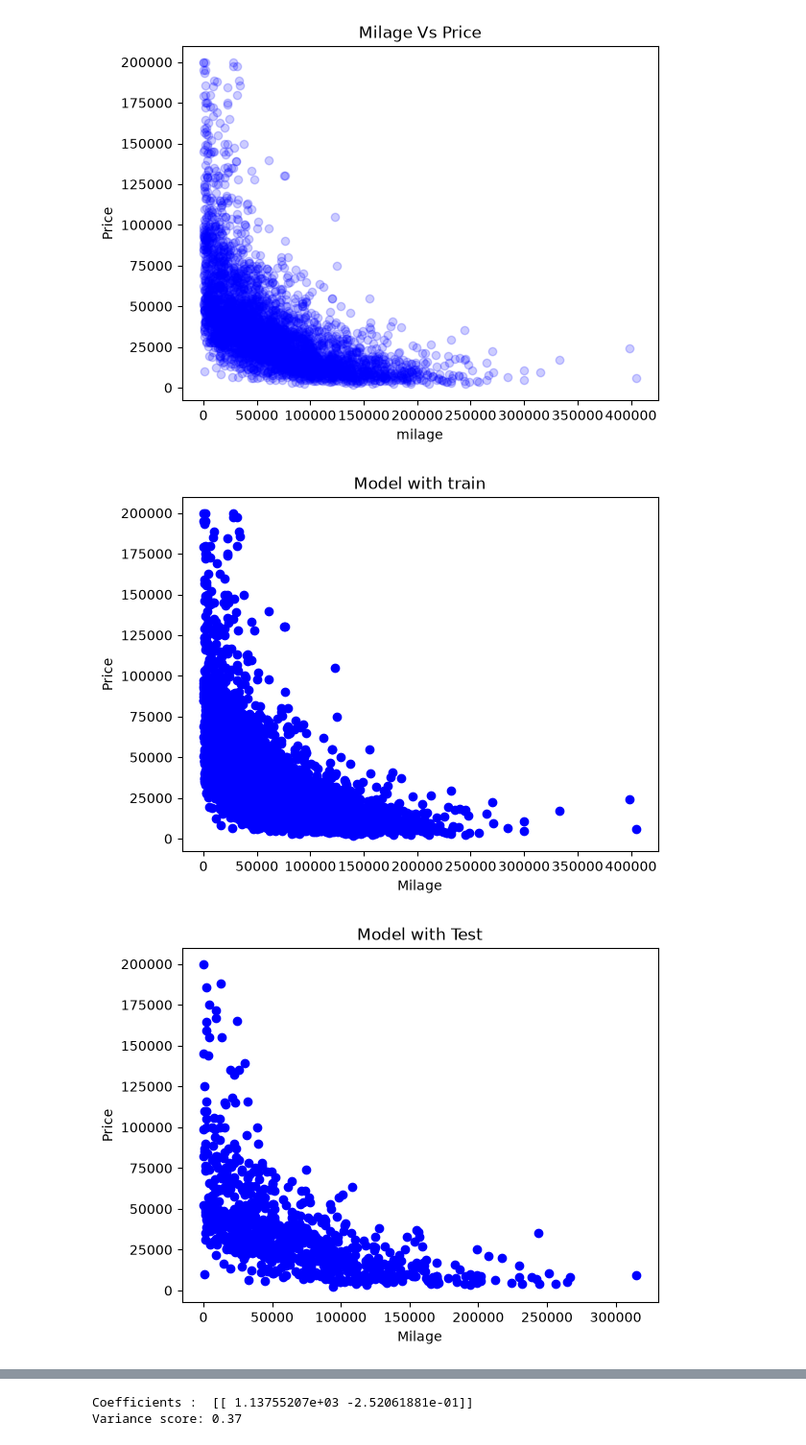
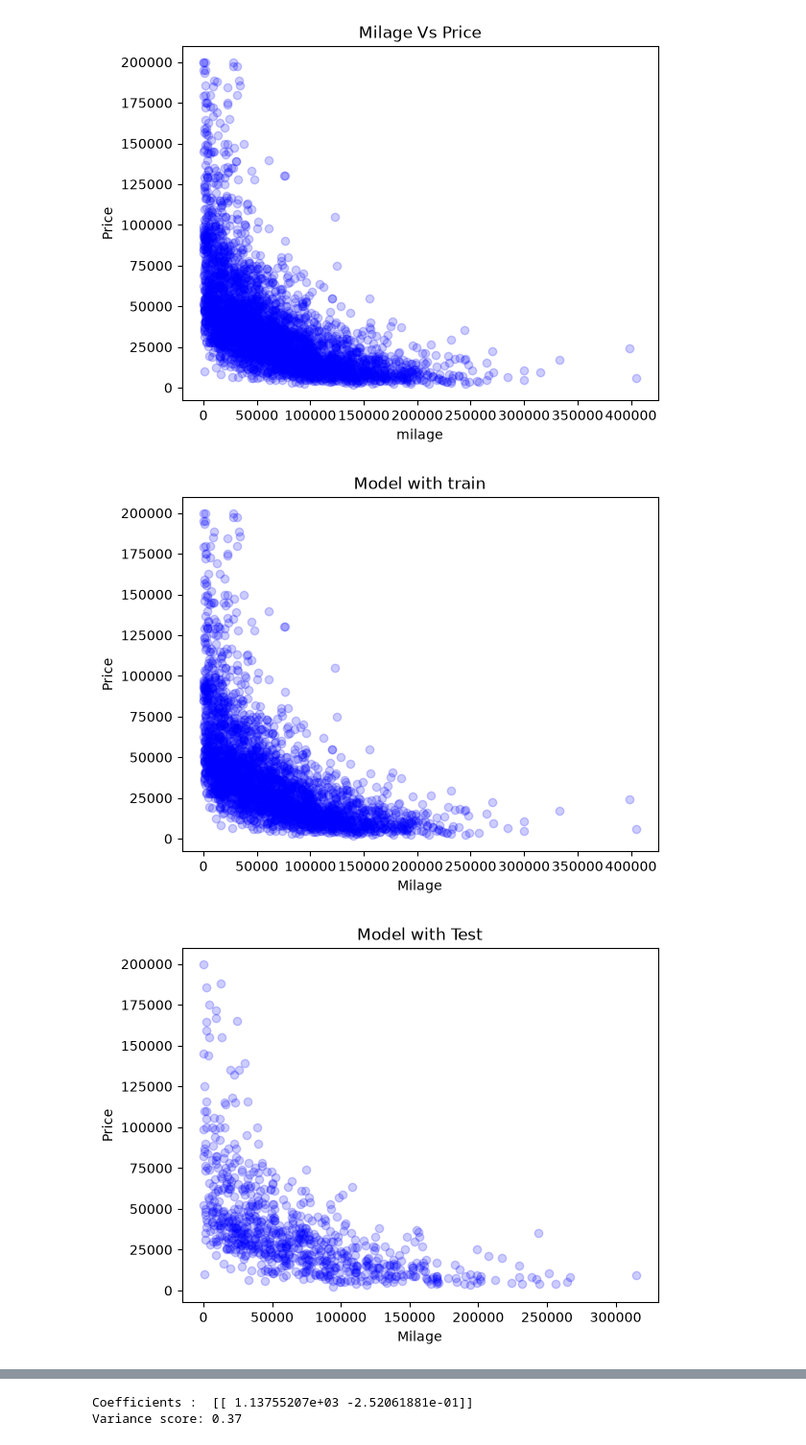
Before and after one commit to Mobin-Madadi/car-price-prediction-ml, a Jupyter notebook: notebooks/car_price_prediction.ipynb, the cells around one changed output, grey strips where cells are left out. Shown at 96% size. Cells and saved outputs as stored; diff of their text form; code cells hidden in the pictures.

```diff
--- a/notebooks/car_price_prediction.ipynb
+++ b/notebooks/car_price_prediction.ipynb
@@ -280,21 +280,21 @@ msk = np.random.rand(len(df)) < 0.8
 train = cdf[msk]
 test = cdf[~msk]
 # %%
-plt.scatter(train.milage , train.price , color = 'blue', alpha = 0.)
+plt.scatter(train.milage , train.price , color = 'blue', alpha = 0.2)
 plt.title('Model with train')
 plt.ylabel('Price')
 plt.xlabel('Milage')
 plt.show()
 # %% [output]
-[figure, old version]
+[figure, new version]
 # %%
-plt.scatter(test.milage , test.price , color = 'blue')
+plt.scatter(test.milage , test.price , color = 'blue', alpha = 0.2)
 plt.title('Model with Test')
 plt.ylabel('Price')
 plt.xlabel('Milage')
 plt.show()
 # %% [output]
-[figure, old version]
+[figure, new version]
 # %%
 from sklearn import linear_model
 regr = linear_model.LinearRegression()
```
Also changed, not shown: parts of 2 cells of this notebook.
